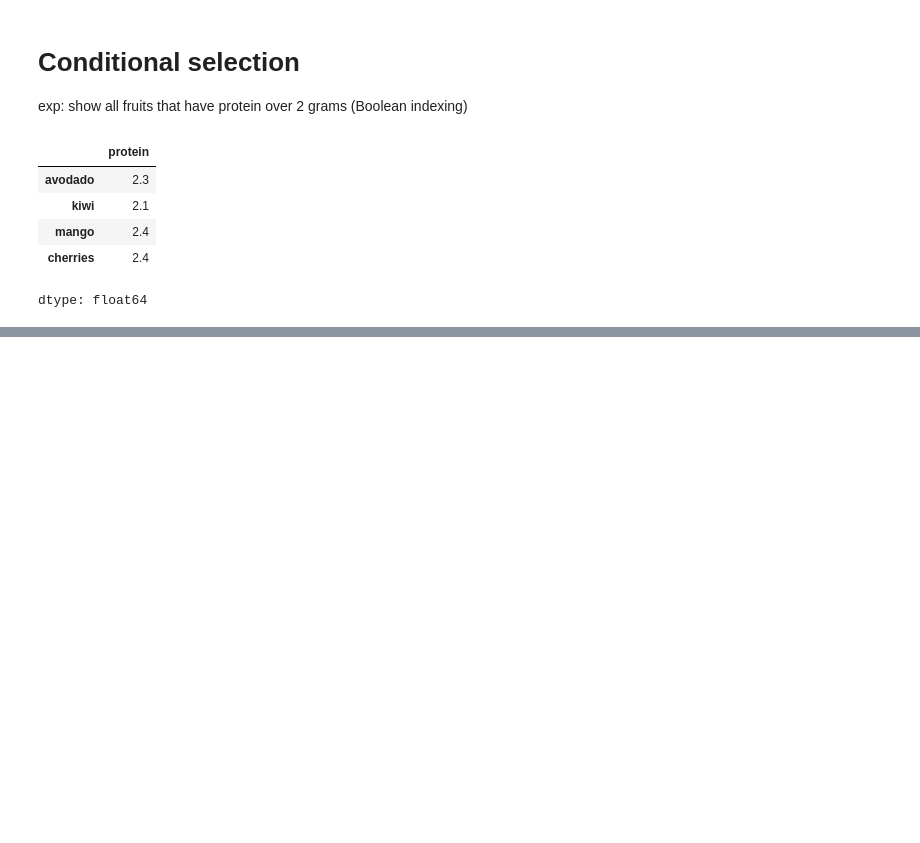
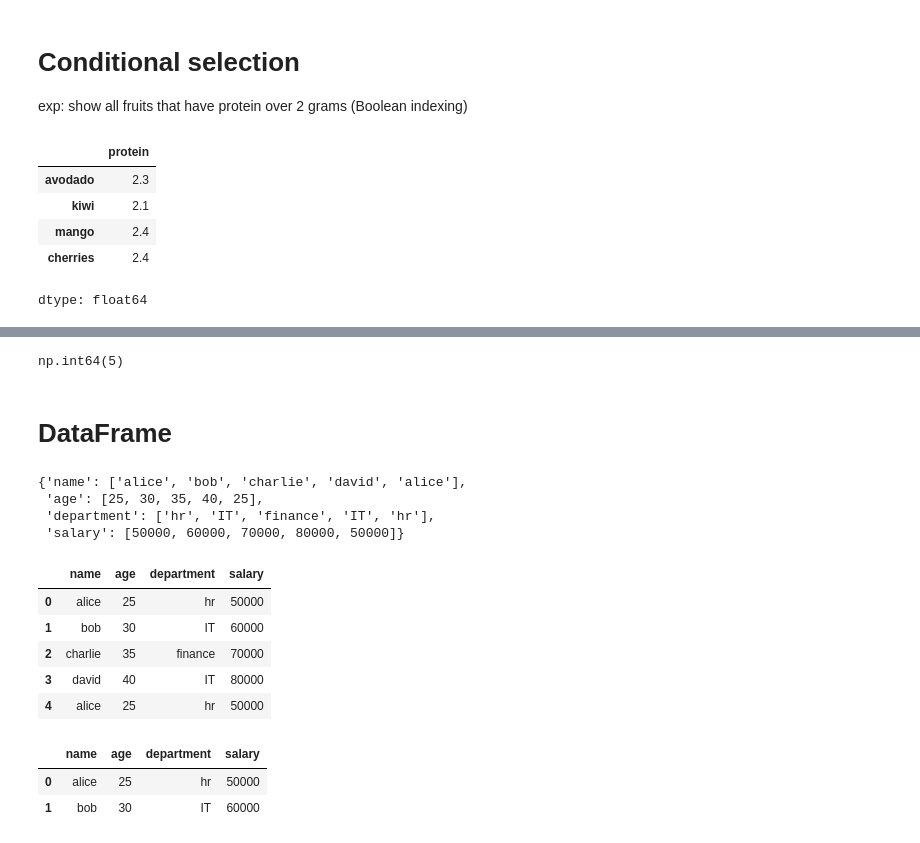
Before and after one commit to fafa20252025/fariba, a Jupyter notebook: pandasexercise.ipynb, the cells around one changed output, grey strips where cells are left out. Cells and saved outputs as stored; diff of their text form; code cells hidden in the pictures; blank space fills up the shorter version.

```diff
--- a/pandasexercise.ipynb
+++ b/pandasexercise.ipynb
@@ -133,0 +173,37 @@ dtype: float64
+# %%
+ser= pd.Series(["a", np.nan, 1, np.nan, 2])
+s.notnull().sum()
+# %% [output]
+np.int64(5)
+# %% [markdown]
+# **DataFrame**
+# %%
+# create dictionary
+data={
+    "name": ["alice", "bob", "charlie", "david","alice"],
+    "age": [25, 30, 35, 40,25],
+    "department": ["hr", "IT","finance","IT","hr"],
+    "salary": [50000, 60000, 70000, 80000,50000]
+}
+data  #print data
+# %% [output]
+{'name': ['alice', 'bob', 'charlie', 'david', 'alice'],
+ 'age': [25, 30, 35, 40, 25],
+ 'department': ['hr', 'IT', 'finance', 'IT', 'hr'],
+ 'salary': [50000, 60000, 70000, 80000, 50000]}
+# %%
+df=pd.DataFrame(data)  #convert it to dataframe
+df
+# %% [output]
+|  | name | age | department | salary |
+| 0 | alice | 25 | hr | 50000 |
+| 1 | bob | 30 | IT | 60000 |
+| 2 | charlie | 35 | finance | 70000 |
+| 3 | david | 40 | IT | 80000 |
+| 4 | alice | 25 | hr | 50000 |
+# %%
+df.head(2)  #print only first 2 rows
+# %% [output]
+|  | name | age | department | salary |
+| 0 | alice | 25 | hr | 50000 |
+| 1 | bob | 30 | IT | 60000 |
```
Also changed, not shown: parts of 8 cells of this notebook.
